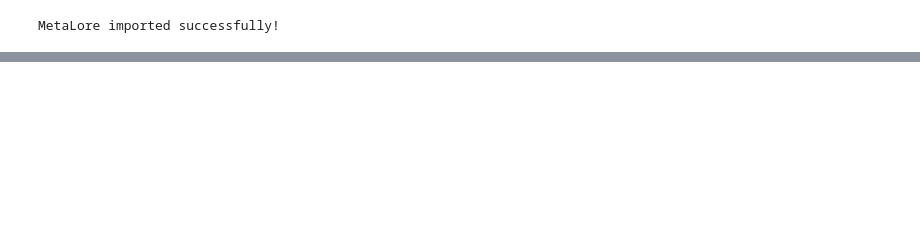
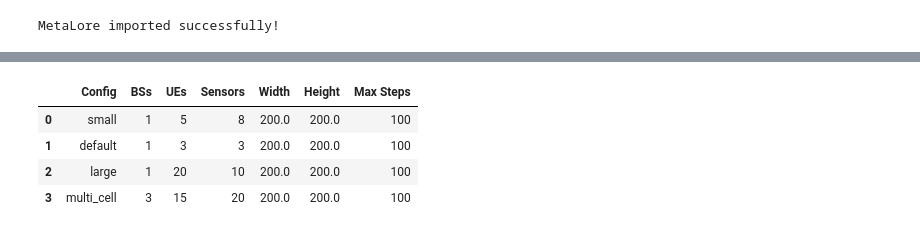
Before and after one commit to elifohri/MetaLore-simulator, a Jupyter notebook: test_notebook.ipynb, the cells around one changed output, grey strips where cells are left out. Cells and saved outputs as stored; diff of their text form; code cells hidden in the pictures; blank space fills up the shorter version.

```diff
--- a/test_notebook.ipynb
+++ b/test_notebook.ipynb
@@ -79,0 +30,32 @@ Total reward: 10.00
+# %%
+# Compare environment configurations
+configs = {
+    'small': (SingleCellEnv, small_config()),
+    'default': (SingleCellEnv, default_config()),
+    'large': (SingleCellEnv, large_config()),
+    'multi_cell': (MultiCellEnv, multi_cell_config()),
+}
+
+rows = []
+for name, (EnvClass, config) in configs.items():
+    env = EnvClass(config=config)
+    env.reset()
+    rows.append({
+        'Config': name,
+        'BSs': env.num_bs,
+        'UEs': env.num_ues,
+        'Sensors': env.num_sensors,
+        'Width': env.width,
+        'Height': env.height,
+        'Max Steps': env.EP_MAX_TIME,
+    })
+    env.close()
+
+config_df = pd.DataFrame(rows)
+ipd.display(config_df)
+# %% [output]
+|  | Config | BSs | UEs | Sensors | Width | Height | Max Steps |
+| 0 | small | 1 | 5 | 8 | 200.0 | 200.0 | 100 |
+| 1 | default | 1 | 3 | 3 | 200.0 | 200.0 | 100 |
+| 2 | large | 1 | 20 | 10 | 200.0 | 200.0 | 100 |
+| 3 | multi_cell | 3 | 15 | 20 | 200.0 | 200.0 | 100 |
```
Also changed, not shown: parts of 16 cells of this notebook, 6 other files.
